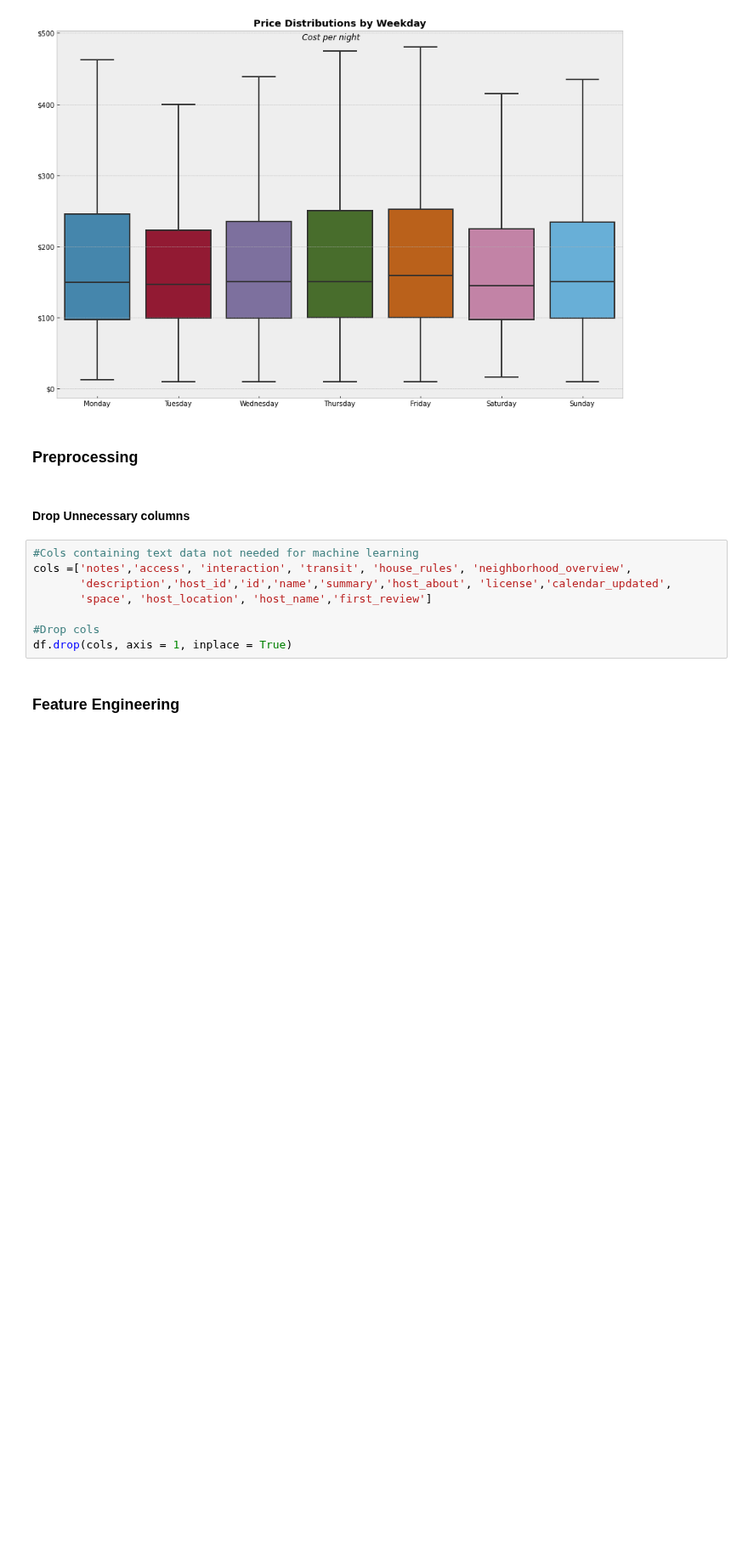
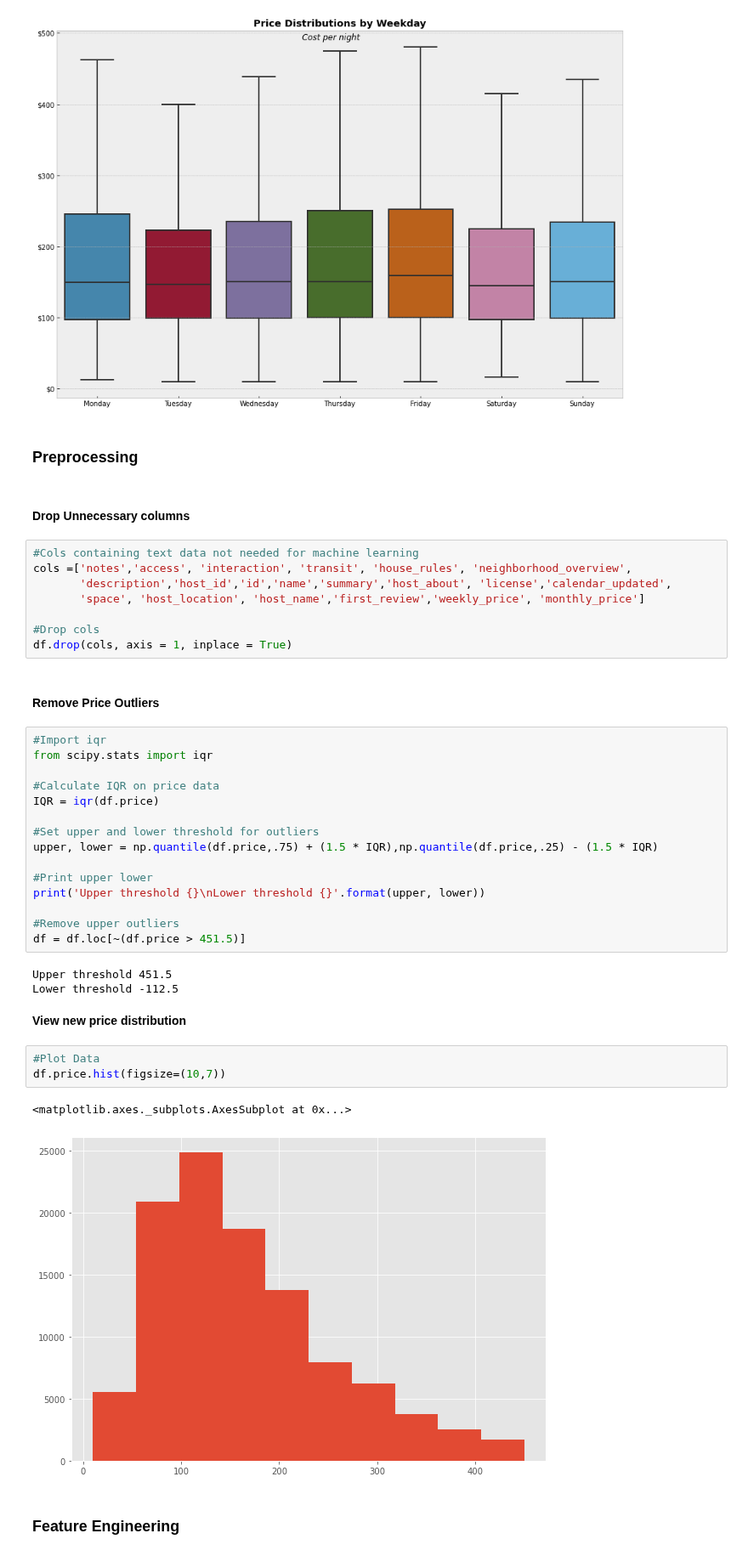
Before and after one commit to KishenSharma6/SF-Airbnb-Analysis, a Jupyter notebook: Project_Codes/03_Processing/2020_0530_Listings_ML_Preprocessing.ipynb, the cells around one changed output. Shown at 85% size. Cells and saved outputs as stored; diff of their text form; blank space fills up the shorter version.

```diff
--- a/Project_Codes/03_Processing/2020_0530_Listings_ML_Preprocessing.ipynb
+++ b/Project_Codes/03_Processing/2020_0530_Listings_ML_Preprocessing.ipynb
@@ -83,9 +83,37 @@ Image(filename= visualizations +  'weekday_price_box.png', width=700, height=400
 #Cols containing text data not needed for machine learning
 cols =['notes','access', 'interaction', 'transit', 'house_rules', 'neighborhood_overview',
        'description','host_id','id','name','summary','host_about', 'license','calendar_updated',
-       'space', 'host_location', 'host_name','first_review']
+       'space', 'host_location', 'host_name','first_review','weekly_price', 'monthly_price']
 
 #Drop cols
 df.drop(cols, axis = 1, inplace = True)
+# %% [markdown]
+#### Remove Price Outliers
+# %%
+#Import iqr
+from scipy.stats import iqr
+
+#Calculate IQR on price data
+IQR = iqr(df.price)
+
+#Set upper and lower threshold for outliers
+upper, lower = np.quantile(df.price,.75) + (1.5 * IQR),np.quantile(df.price,.25) - (1.5 * IQR)
+
+#Print upper lower
+print('Upper threshold {}\nLower threshold {}'.format(upper, lower))
+
+#Remove upper outliers
+df = df.loc[~(df.price > 451.5)]
+# %% [output]
+Upper threshold 451.5
+Lower threshold -112.5
+# %% [markdown]
+**View new price distribution**
+# %%
+#Plot Data
+df.price.hist(figsize=(10,7))
+# %% [output]
+<matplotlib.axes._subplots.AxesSubplot at 0x...>
+[figure, added]
 # %% [markdown]
 ### Feature Engineering
```
Also changed, not shown: parts of 8 cells of this notebook, 1 other file.
